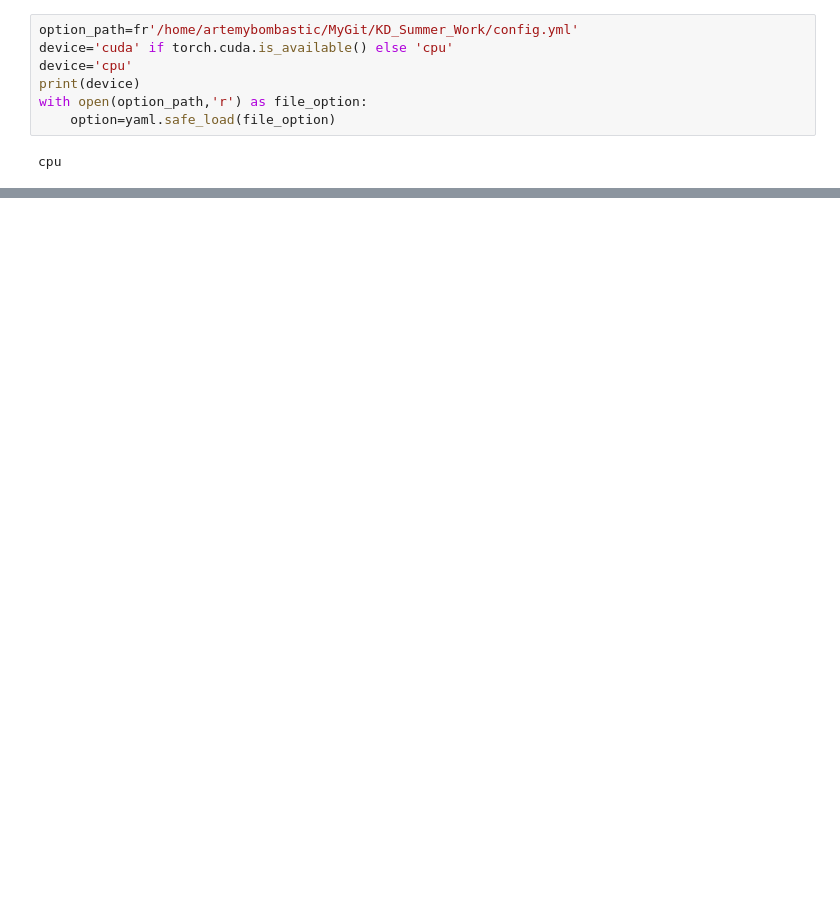
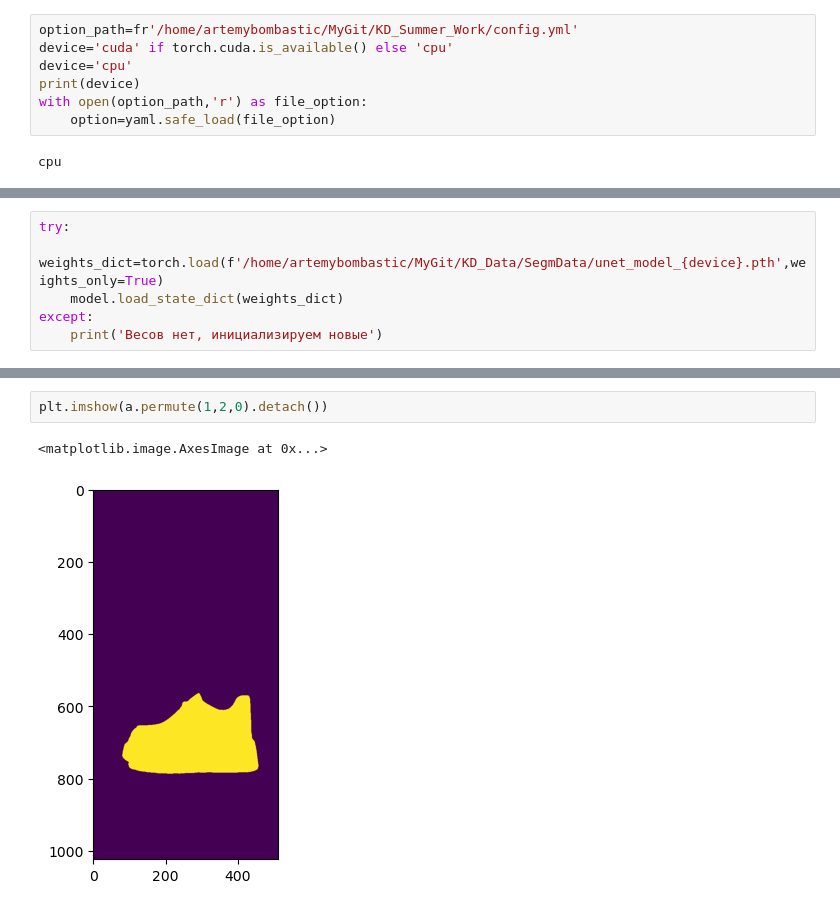
Before and after one commit to BombasticFantastik/KD_Summer_Work, a Jupyter notebook: Positioner/Untitled.ipynb, the cells around one changed output, grey strips where cells are left out. Cells and saved outputs as stored; diff of their text form; blank space fills up the shorter version.

```diff
--- a/Positioner/Untitled.ipynb
+++ b/Positioner/Untitled.ipynb
@@ -33,0 +53,6 @@ eval_dataloader=DataLoader(dataset=eval_dataset,batch_size=1,drop_last=False,shu
+# %%
+try:
+    weights_dict=torch.load(f'/home/artemybombastic/MyGit/KD_Data/SegmData/unet_model_{device}.pth',weights_only=True)
+    model.load_state_dict(weights_dict)
+except:
+    print('Весов нет, инициализируем новые')
@@ -33,0 +134,5 @@ eval_dataloader=DataLoader(dataset=eval_dataset,batch_size=1,drop_last=False,shu
+# %%
+plt.imshow(a.permute(1,2,0).detach())
+# %% [output]
+<matplotlib.image.AxesImage at 0x...>
+[figure, added]
```
Also changed, not shown: parts of 17 cells of this notebook.
